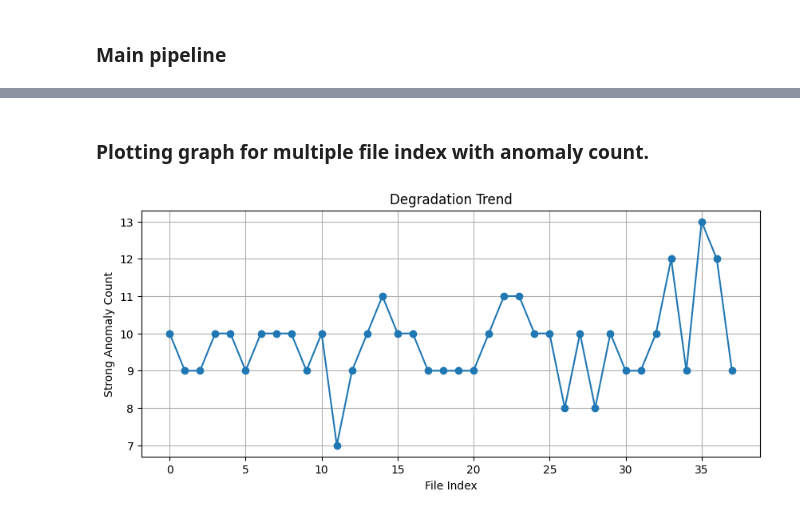
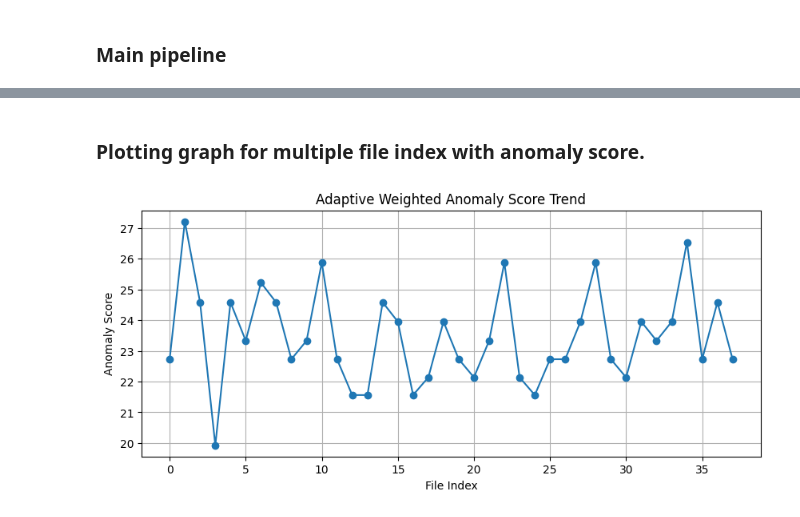
Before and after one commit to sahil07-rg/Vibrational-analysis, a Jupyter notebook: Notebook/Vibrational_analysis.ipynb, the cells around one changed output, grey strips where cells are left out. Drawn from its saved outputs; the diff is of its cells as text; code cells hidden in the pictures.

```diff
--- a/Notebook/Vibrational_analysis.ipynb
+++ b/Notebook/Vibrational_analysis.ipynb
@@ -172,24 +192,25 @@ plt.show()
 # %% [markdown]
 ### STFT and Spectrogram
 # %%
-sig1 = cleaned_data[:, 2]
+signals = cleaned_data[:, 0]
 Fs = 20480
 from scipy.signal import spectrogram
 
 f, t, Sxx = spectrogram( #defining Spectogram function with all the parameters
-    sig1,
+    signals,
     fs=Fs,
     window='hann',
     nperseg=1024,
     noverlap=512,
-    scaling='density'
+    scaling='density',
+    axis=0
 )
 plt.figure(figsize=(12,5))
-plt.pcolormesh(t, f, 10*np.log10(Sxx), shading='gouraud') # defined and used DB scale here
+plt.pcolormesh(t, f, 10*np.log10(Sxx + 1e-12), shading='gouraud') # added small epsilon to avoid log(0)
 plt.colorbar(label='Power/Frequency (dB/Hz)')
 plt.ylabel('Frequency (Hz)')
 plt.xlabel('Time (seconds)')
 plt.ylim(0, 5000)
-plt.title('Spectrogram (STFT)')
+plt.title('Spectrogram (STFT) - Channel 0-7')
 plt.show()
 # %% [output]
@@ -197,7 +218,7 @@ plt.show()
 # %% [markdown]
 ### Creating feature vector
 # %%
-sig2=cleaned_data[:,2] #finding rms of the data of the second channel.
-rms=np.sqrt(np.mean(sig2**2))
+signals=cleaned_data[:, :8] #finding rms of the data of the second channel.
+rms=np.sqrt(np.mean(signals**2))
 print(rms)
 # %% [output]
@@ -212,7 +233,8 @@ import numpy as np # Calculating the band power and the energy in the particular
 
 def band_power(freqs, psd, f_low, f_high):
     idx = (freqs >= f_low) & (freqs <= f_high)
-    return np.trapezoid(psd[idx], freqs[idx])
+    # Use axis=0 if psd is 2D to calculate power for all channels
+    return np.trapezoid(psd[idx, :], freqs[idx], axis=0)
 bp_1k = band_power(freqs, psd, 800, 1200)
-print("Band power (800–1200 Hz):", bp_1k)
+print("Band power (800–1200 Hz) per channel:", bp_1k)
 # %% [output]
@@ -266,13 +296,13 @@ def extract_features(sig2, Fs):
 # %%
 #Creating segments now:
 Fs = 20480
-sig2 = cleaned_data[:, 2]
+signals = cleaned_data[:, :8]
 
 window_size = Fs // 200
 segments = []
 
-for start in range(0, len(sig2) - window_size + 1, window_size):
-    segment = sig2[start:start + window_size]
+for start in range(0, len(signals) - window_size + 1, window_size):
+    segment = signals[start:start + window_size, :]
     segments.append(segment)
 
 
@@ -750,16 +892,17 @@ Strong anomalies: 10
 Processing: 2003.10.22.12.59.13
 ... (27 outputs left out)
 # %% [markdown]
-### Plotting graph for multiple file index with anomaly count.
+### Plotting graph for multiple file index with anomaly score.
 # %%
+# Anomaly score tells us how abnormal the data is?
 plt.figure(figsize=(10,4))
-plt.plot(anomaly_counts, marker='o')
+plt.plot(anomaly_scores, marker='o')
 
+plt.title("Adaptive Weighted Anomaly Score Trend")
 plt.xlabel("File Index")
-plt.ylabel("Strong Anomaly Count")
-plt.title("Degradation Trend")
+plt.ylabel("Anomaly Score")
 
 plt.grid()
 plt.show()
 # %% [output]
-[figure, old version]
+[figure, new version]
```
Also changed, not shown: parts of 46 cells of this notebook.
